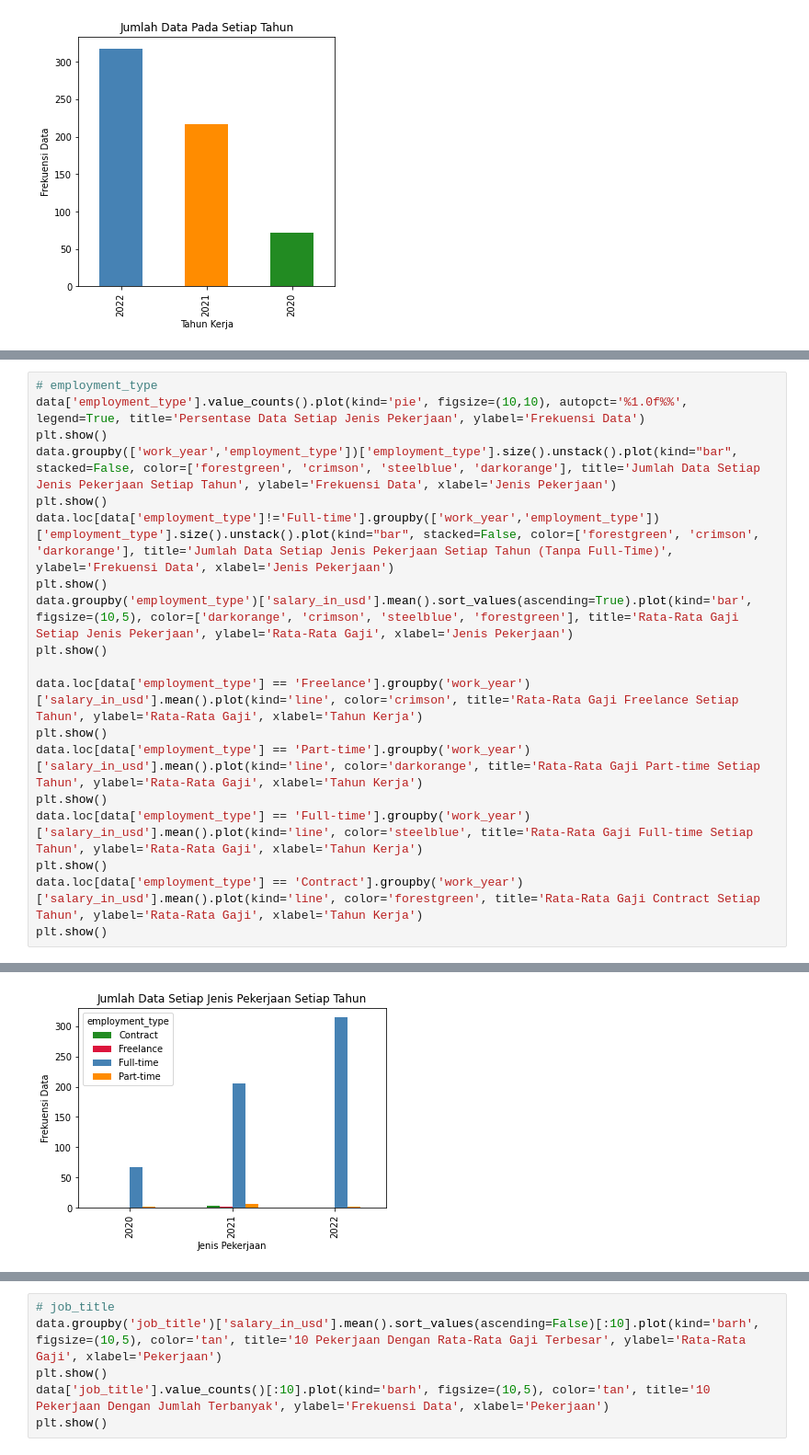
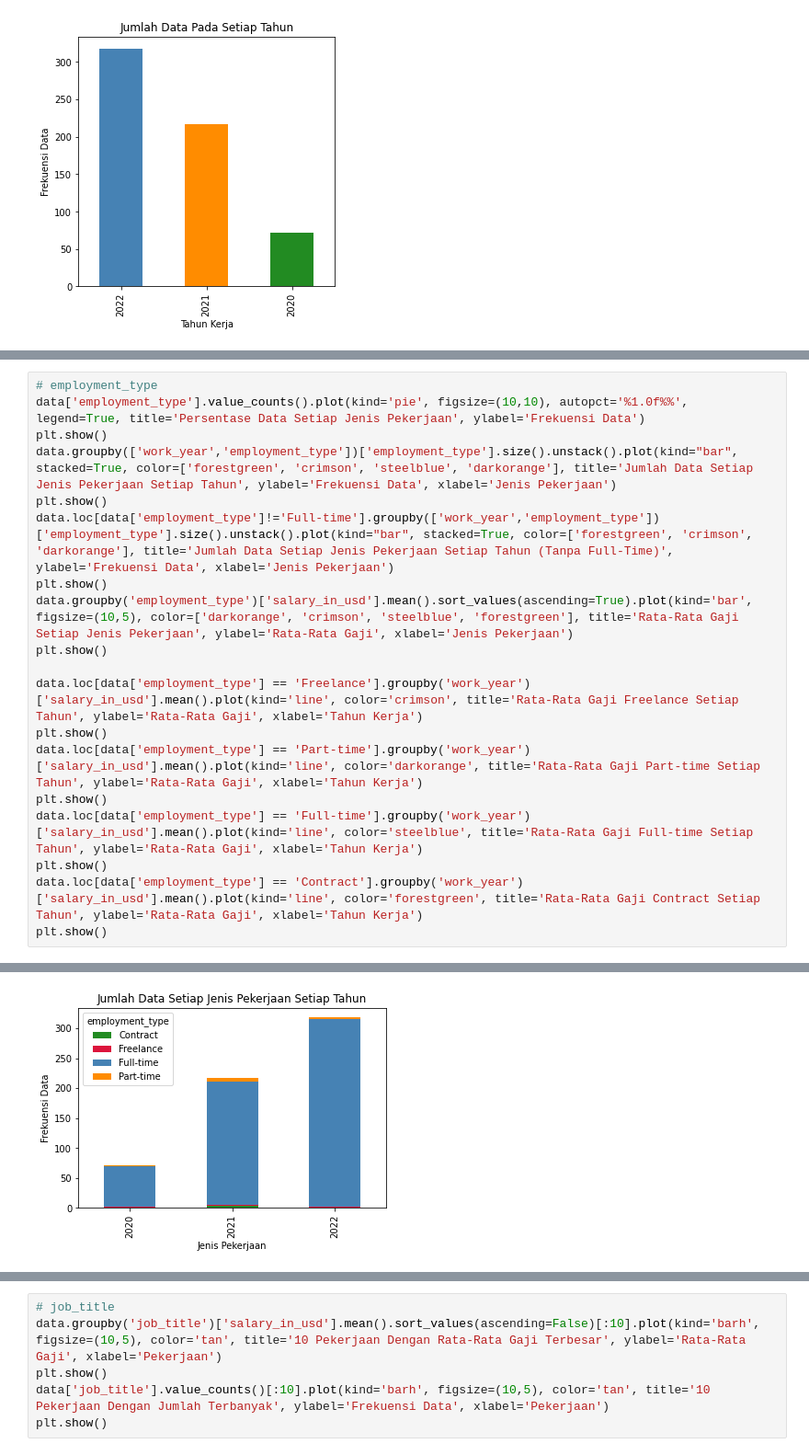
Before and after one commit to AththariqLisan/TUBES_KEL_5, a Jupyter notebook: source_code.ipynb, the cells around one changed output, grey strips where cells are left out. Shown at 92% size. Cells and saved outputs as stored; diff of their text form.

```diff
--- a/source_code.ipynb
+++ b/source_code.ipynb
@@ -77,22 +77,22 @@ plt.show()
 # %%
 # employment_type
 data['employment_type'].value_counts().plot(kind='pie', figsize=(10,10), autopct='%1.0f%%', legend=True, title='Persentase Data Setiap Jenis Pekerjaan', ylabel='Frekuensi Data')
 plt.show()
-data.groupby(['work_year','employment_type'])['employment_type'].size().unstack().plot(kind="bar", stacked=False, color=['forestgreen', 'crimson', 'steelblue', 'darkorange'], title='Jumlah Data Setiap Jenis Pekerjaan Setiap Tahun', ylabel='Frekuensi Data', xlabel='Jenis Pekerjaan')
+data.groupby(['work_year','employment_type'])['employment_type'].size().unstack().plot(kind="bar", stacked=True, color=['forestgreen', 'crimson', 'steelblue', 'darkorange'], title='Jumlah Data Setiap Jenis Pekerjaan Setiap Tahun', ylabel='Frekuensi Data', xlabel='Jenis Pekerjaan')
 plt.show()
-data.loc[data['employment_type']!='Full-time'].groupby(['work_year','employment_type'])['employment_type'].size().unstack().plot(kind="bar", stacked=False, color=['forestgreen', 'crimson', 'darkorange'], title='Jumlah Data Setiap Jenis Pekerjaan Setiap Tahun (Tanpa Full-Time)', ylabel='Frekuensi Data', xlabel='Jenis Pekerjaan')
+data.loc[data['employment_type']!='Full-time'].groupby(['work_year','employment_type'])['employment_type'].size().unstack().plot(kind="bar", stacked=True, color=['forestgreen', 'crimson', 'darkorange'], title='Jumlah Data Setiap Jenis Pekerjaan Setiap Tahun (Tanpa Full-Time)', ylabel='Frekuensi Data', xlabel='Jenis Pekerjaan')
 plt.show()
 data.groupby('employment_type')['salary_in_usd'].mean().sort_values(ascending=True).plot(kind='bar', figsize=(10,5), color=['darkorange', 'crimson', 'steelblue', 'forestgreen'], title='Rata-Rata Gaji Setiap Jenis Pekerjaan', ylabel='Rata-Rata Gaji', xlabel='Jenis Pekerjaan')
 plt.show()
 
 data.loc[data['employment_type'] == 'Freelance'].groupby('work_year')['salary_in_usd'].mean().plot(kind='line', color='crimson', title='Rata-Rata Gaji Freelance Setiap Tahun', ylabel='Rata-Rata Gaji', xlabel='Tahun Kerja')
 plt.show()
 data.loc[data['employment_type'] == 'Part-time'].groupby('work_year')['salary_in_usd'].mean().plot(kind='line', color='darkorange', title='Rata-Rata Gaji Part-time Setiap Tahun', ylabel='Rata-Rata Gaji', xlabel='Tahun Kerja')
 plt.show()
 data.loc[data['employment_type'] == 'Full-time'].groupby('work_year')['salary_in_usd'].mean().plot(kind='line', color='steelblue', title='Rata-Rata Gaji Full-time Setiap Tahun', ylabel='Rata-Rata Gaji', xlabel='Tahun Kerja')
 plt.show()
 data.loc[data['employment_type'] == 'Contract'].groupby('work_year')['salary_in_usd'].mean().plot(kind='line', color='forestgreen', title='Rata-Rata Gaji Contract Setiap Tahun', ylabel='Rata-Rata Gaji', xlabel='Tahun Kerja')
 plt.show()
 # %% [output]
 [figure]
-[figure, old version]
+[figure, new version]
```
Also changed, not shown: parts of 6 cells of this notebook.
